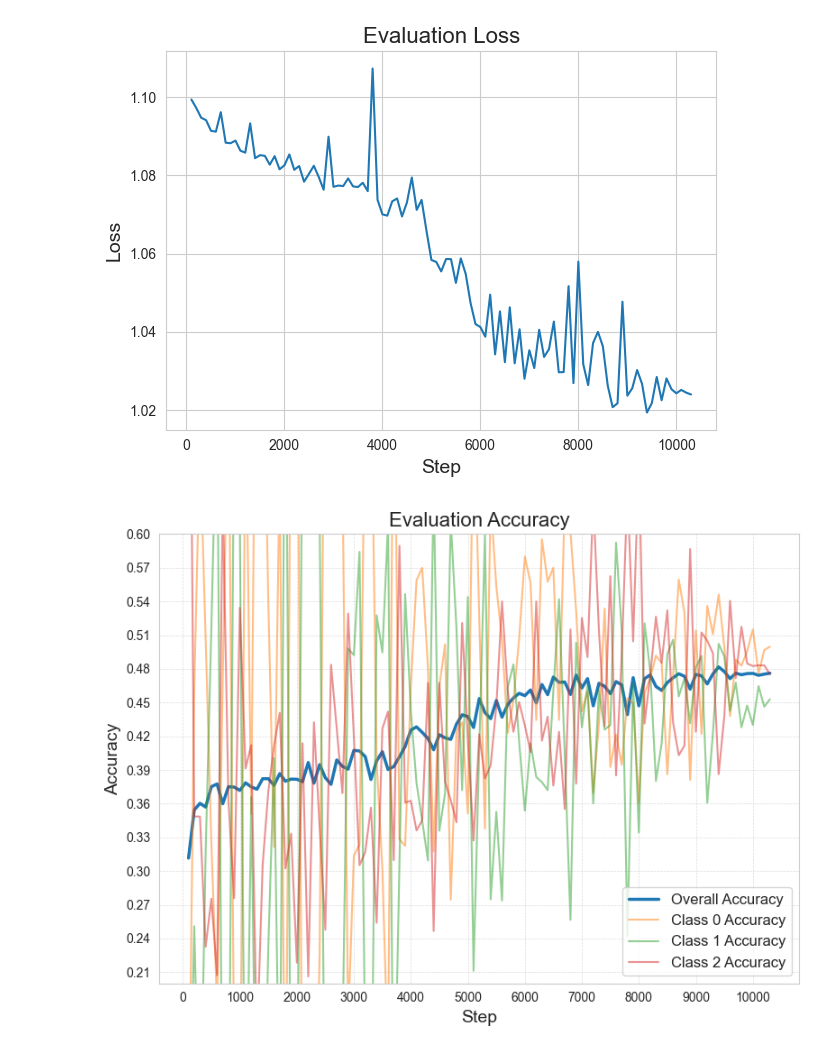
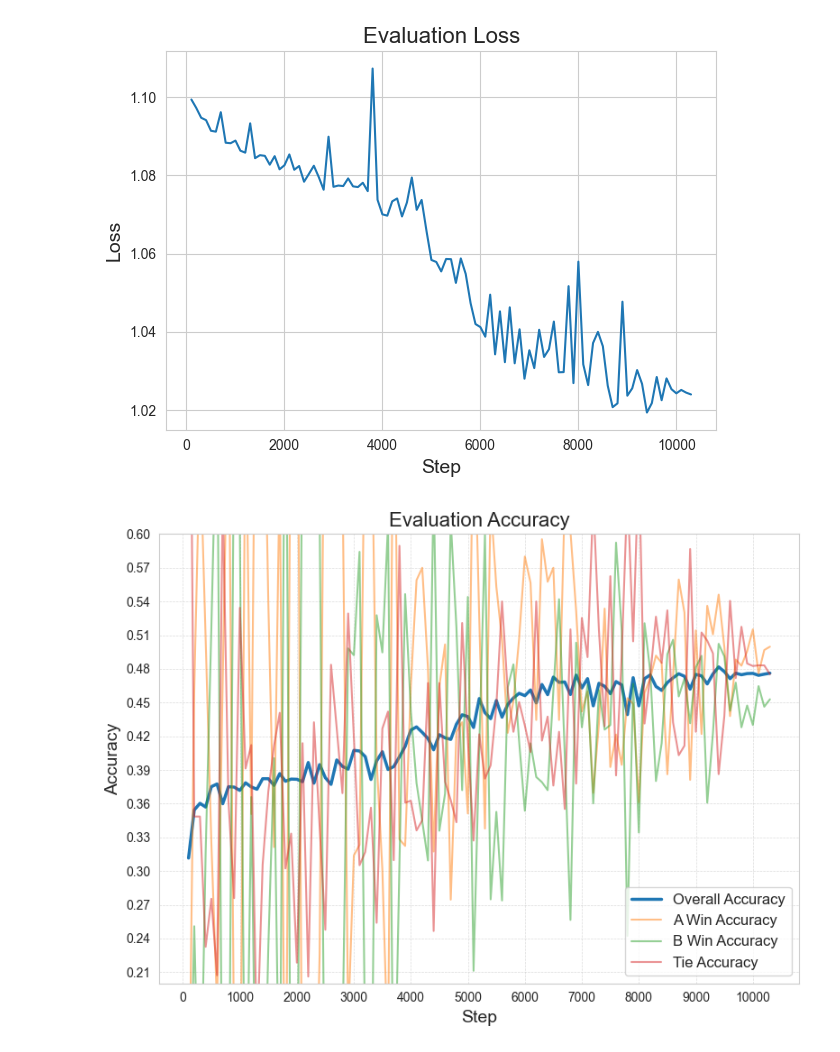
Before and after one commit to JettN/ECE-143-Group-23, a Jupyter notebook: data-visualization-for-ece143.ipynb, the cells around one changed output. Saved outputs shown, nothing was run; the diff lists cells and outputs as text; code cells hidden in the pictures.

Commit message:
fix legend

```diff
--- a/data-visualization-for-ece143.ipynb
+++ b/data-visualization-for-ece143.ipynb
@@ -1036,34 +1036,34 @@ steps = [e.step for e in events]
 vals = [e.value for e in events]
 events0 = ea.Scalars("eval/class_0_accuracy")
 steps0 = [e.step for e in events0]
 vals0 = [e.value for e in events0]
 events1 = ea.Scalars("eval/class_1_accuracy")
 steps1 = [e.step for e in events1]
 vals1 = [e.value for e in events1]
 events2 = ea.Scalars("eval/class_2_accuracy")
 steps2 = [e.step for e in events2]
 vals2 = [e.value for e in events2]
 
 plt.figure(figsize=(8, 6))
 plt.plot(steps, vals, label="Overall Accuracy", linewidth=2.5)
-plt.plot(steps0, vals0, label="Class 0 Accuracy", alpha=0.5)
-plt.plot(steps1, vals1, label="Class 1 Accuracy", alpha=0.5)
-plt.plot(steps2, vals2, label="Class 2 Accuracy", alpha=0.5)
+plt.plot(steps0, vals0, label="A Win Accuracy", alpha=0.5)
+plt.plot(steps1, vals1, label="B Win Accuracy", alpha=0.5)
+plt.plot(steps2, vals2, label="Tie Accuracy", alpha=0.5)
 
 plt.xlabel("Step", fontsize=14)
 plt.ylabel("Accuracy", fontsize=14)
 plt.title("Evaluation Accuracy", fontsize=16)
 
 ax = plt.gca()
 ax.xaxis.set_major_locator(ticker.MultipleLocator(1000))
 ax.yaxis.set_major_locator(ticker.MultipleLocator(0.03))
 
 plt.grid(True, linestyle="--", linewidth=0.5, alpha=0.7)
 
 plt.legend(fontsize=12)
 plt.ylim(0.2, 0.6)
 plt.tight_layout()
 plt.savefig("visual_plot/visual_13_deberta_evaluation_accuracy.png")
 plt.show()
 # %% [output]
-[figure, old version]
+[figure, new version]
```
Also changed, not shown: 1 other file.
